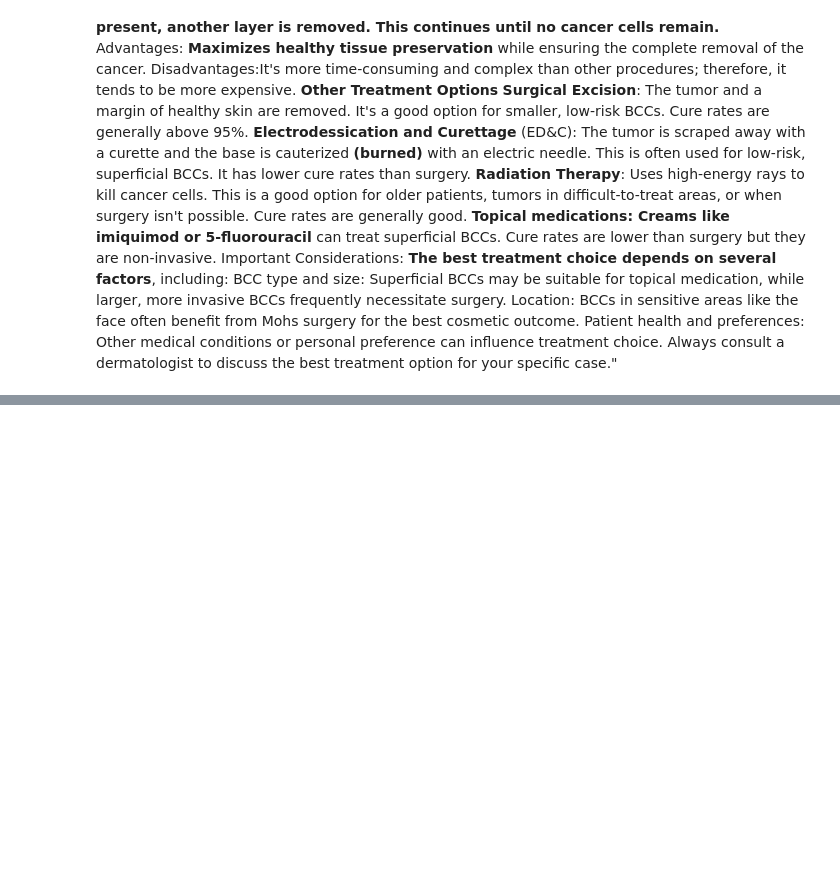
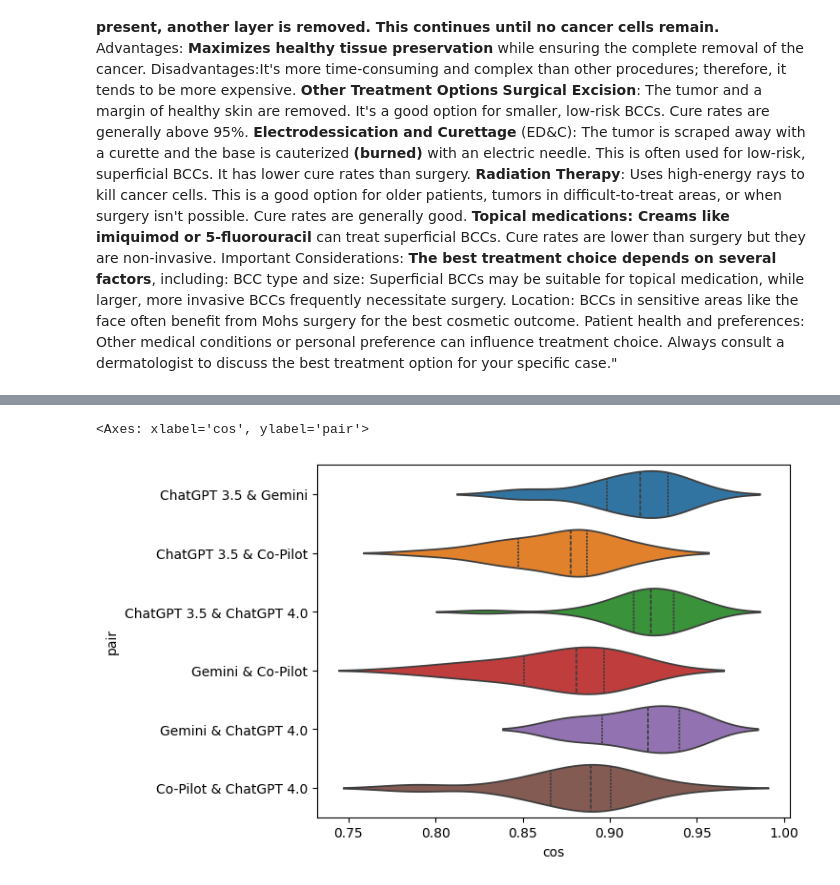
Before and after one commit to hclent/temp, a Jupyter notebook: LLM_for_BCC.ipynb, the cells around one changed output, grey strips where cells are left out. Drawn from its saved outputs; the diff is of its cells as text; code cells hidden in the pictures; blank space fills up the shorter version.

```diff
--- a/LLM_for_BCC.ipynb
+++ b/LLM_for_BCC.ipynb
@@ -256,0 +372,5 @@ Always consult a dermatologist to discuss the best treatment option for your spe
+# %%
+sns.violinplot(data=cs_dict, x="cos", y="pair", hue="pair", inner="quart")
+# %% [output]
+<Axes: xlabel='cos', ylabel='pair'>
+[figure, added]
```
Also changed, not shown: parts of 16 cells of this notebook.
